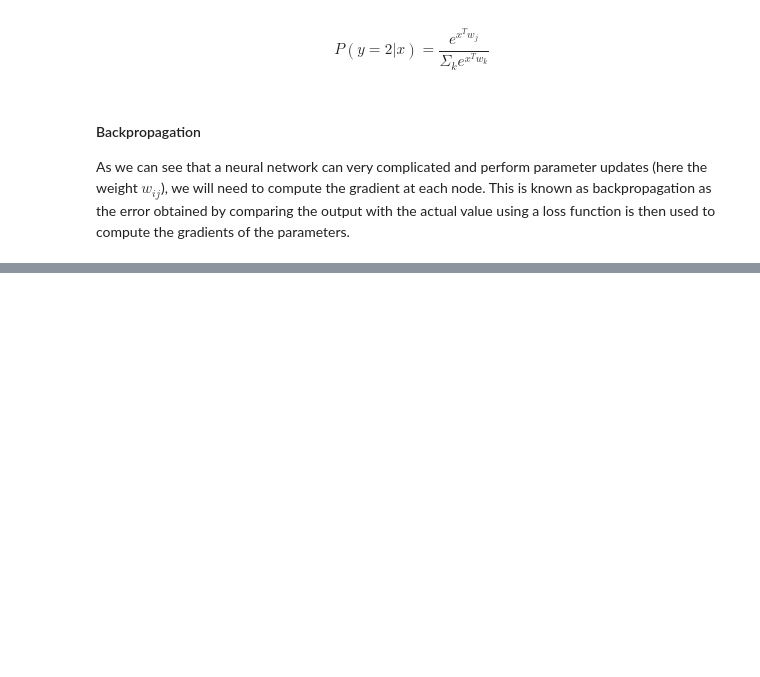
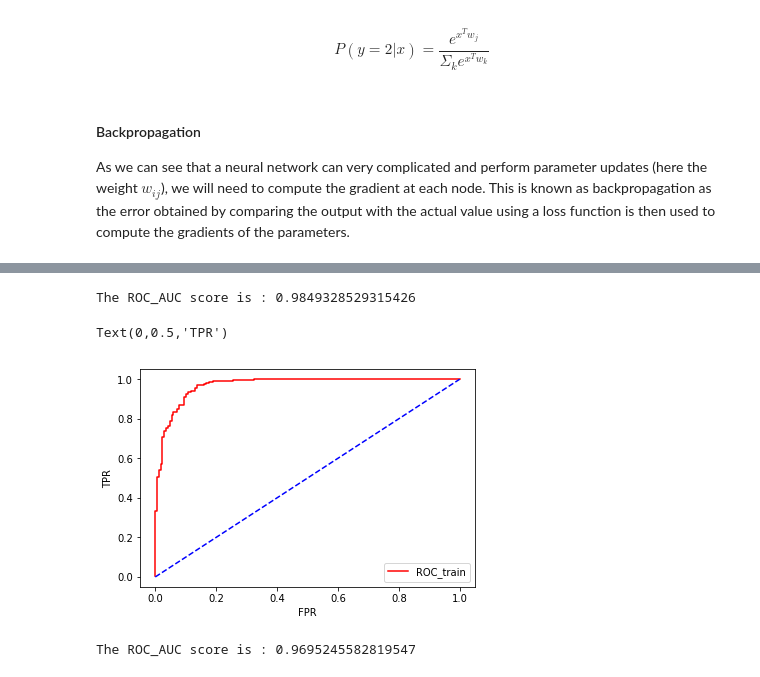
Before and after one commit to nathdip/TeachNeuralNetworks, a Jupyter notebook: Introduction to Neural Network.ipynb, the cells around one changed output, grey strips where cells are left out. Cells and saved outputs as stored; diff of their text form; code cells hidden in the pictures; blank space fills up the shorter version.

```diff
--- a/Introduction to Neural Network.ipynb
+++ b/Introduction to Neural Network.ipynb
@@ -246,0 +383,23 @@ Let us try to use a classification al
+# %%
+print('The ROC_AUC score is : {}'.format(roc_score))
+# %% [output]
+The ROC_AUC score is : 0.9849328529315426
+# %%
+#computing the ROC curve
+with torch.no_grad():
+    probs = model.forward(torch.from_numpy(X_train))
+    fpr, tpr, _ = roc_curve(y_train, probs.numpy())
+    roc_score = roc_auc_score(y_train, probs.numpy())
+# %%
+plt.plot(fpr, tpr, 'r-', label='ROC_train')
+plt.plot([0,1], [0, 1], 'b--')
+plt.legend(loc='best')
+plt.xlabel('FPR')
+plt.ylabel('TPR')
+# %% [output]
+Text(0,0.5,'TPR')
+[figure, added]
+# %%
+print('The ROC_AUC score is : {}'.format(roc_score))
+# %% [output]
+The ROC_AUC score is : 0.9695245582819547
```
Also changed, not shown: parts of 19 cells of this notebook.
